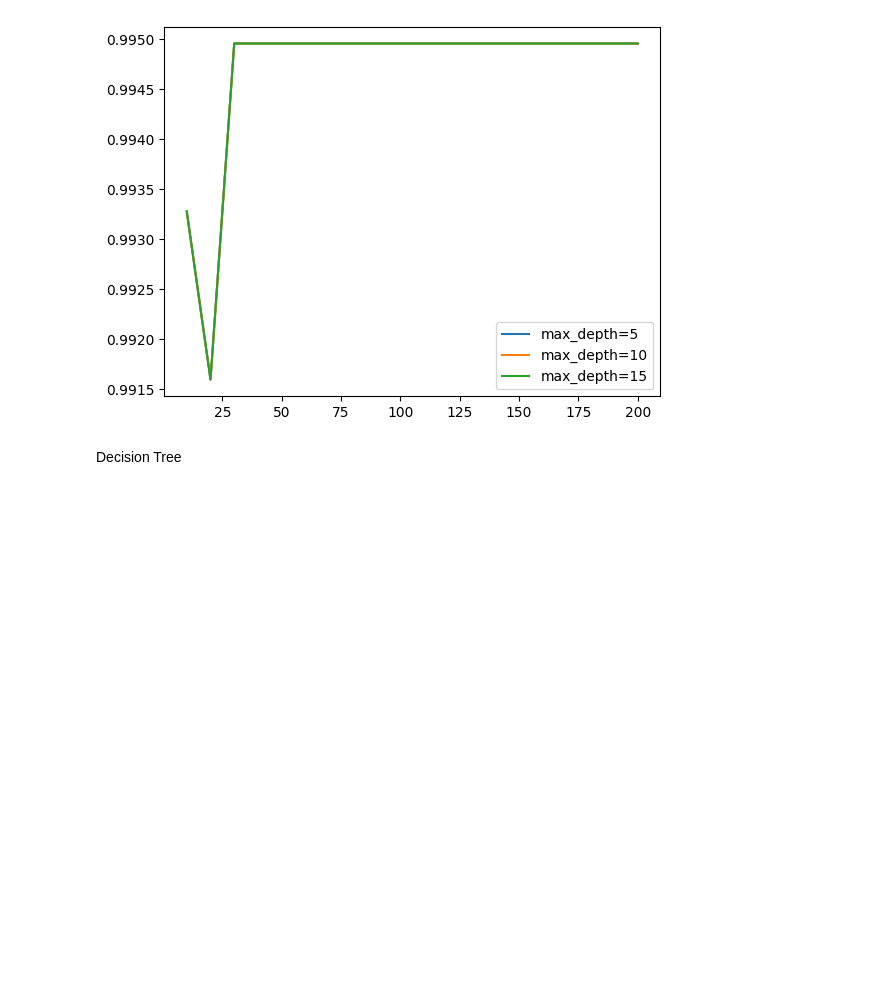
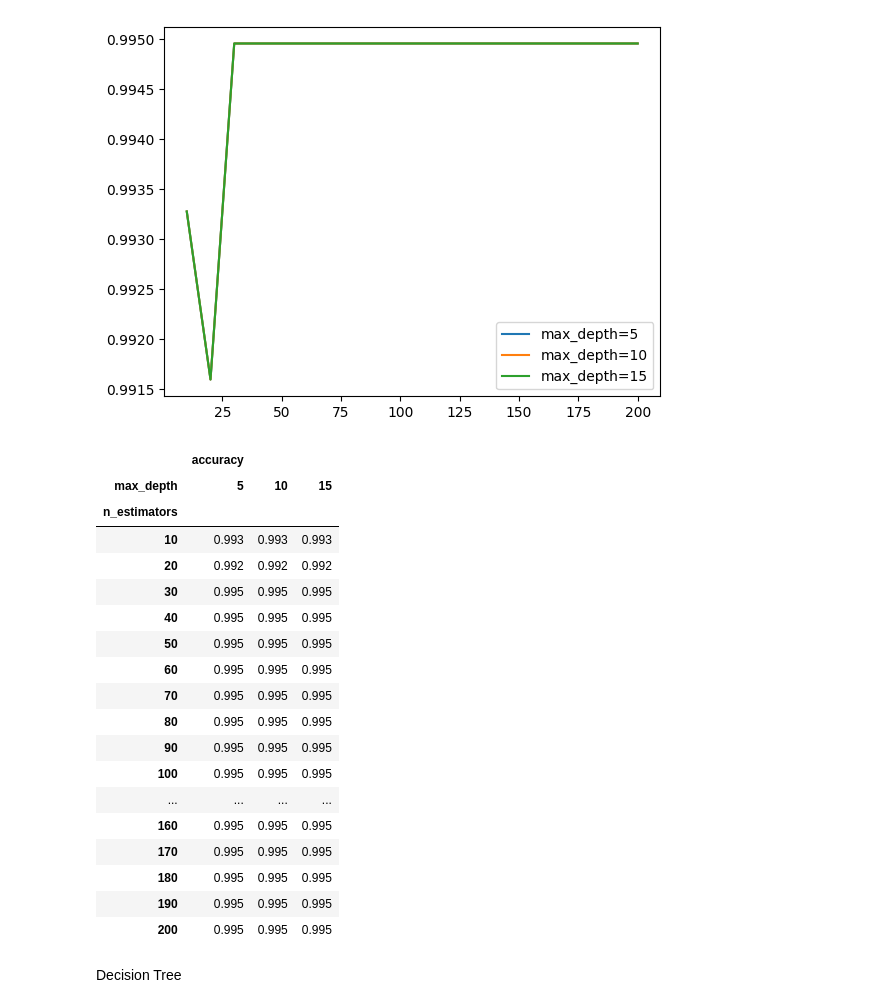
Before and after one commit to ovlasenko-ellation/mid_term_project_mlzoomcamp, a Jupyter notebook: Project_mid_term.ipynb, the cells around one changed output. Cells and saved outputs as stored; diff of their text form; code cells hidden in the pictures; blank space fills up the shorter version.

Commit message:
updating random forrest results table

```diff
--- a/Project_mid_term.ipynb
+++ b/Project_mid_term.ipynb
@@ -342,6 +342,29 @@ plt.legend()
 # %% [output]
 <matplotlib.legend.Legend at 0x...>
 [figure]
+# %%
+df_scores_pivot = df_scores.pivot(index='n_estimators', columns=['max_depth'], values=['accuracy'])
+df_scores_pivot.round(3)
+# %% [output]
+|  | accuracy |  |  |
+| max_depth | 5 | 10 | 15 |
+| n_estimators |  |  |  |
+| 10 | 0.993 | 0.993 | 0.993 |
+| 20 | 0.992 | 0.992 | 0.992 |
+| 30 | 0.995 | 0.995 | 0.995 |
+| 40 | 0.995 | 0.995 | 0.995 |
+| 50 | 0.995 | 0.995 | 0.995 |
+| 60 | 0.995 | 0.995 | 0.995 |
+| 70 | 0.995 | 0.995 | 0.995 |
+| 80 | 0.995 | 0.995 | 0.995 |
+| 90 | 0.995 | 0.995 | 0.995 |
+| 100 | 0.995 | 0.995 | 0.995 |
+| ... | ... | ... | ... |
+| 160 | 0.995 | 0.995 | 0.995 |
+| 170 | 0.995 | 0.995 | 0.995 |
+| 180 | 0.995 | 0.995 | 0.995 |
+| 190 | 0.995 | 0.995 | 0.995 |
+| 200 | 0.995 | 0.995 | 0.995 |
 # %% [markdown]
 Decision Tree
 # %%
```
